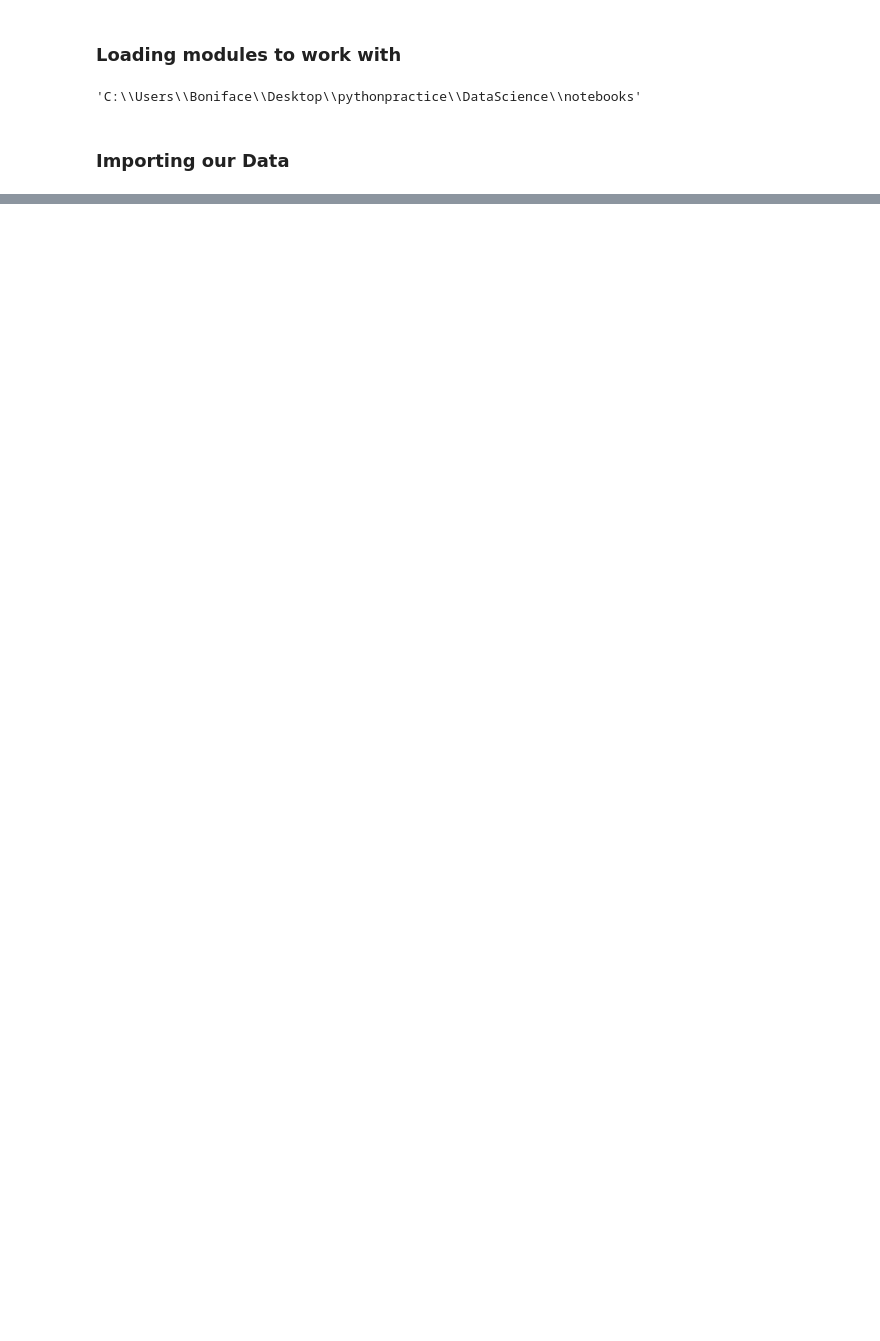
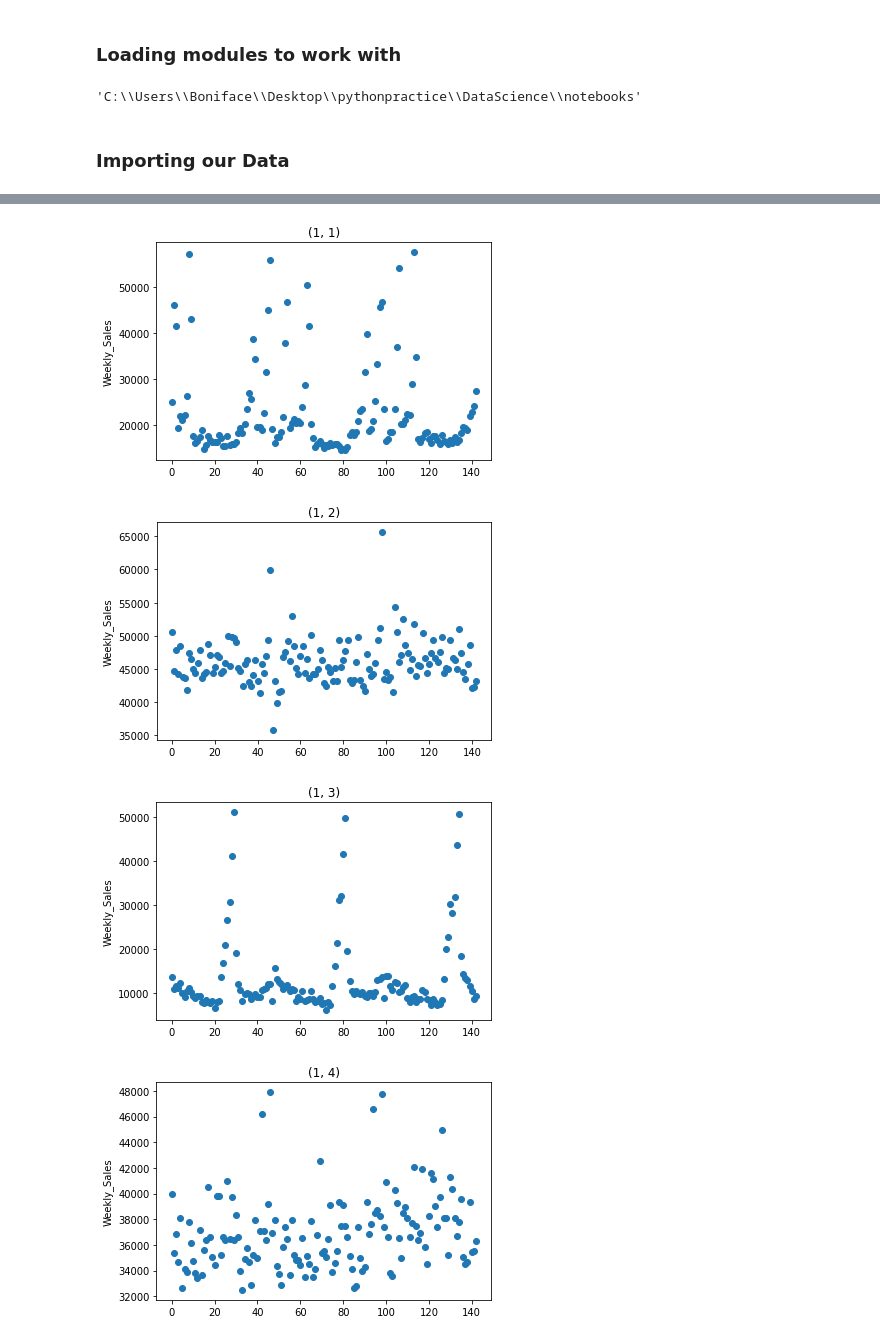
Before and after one commit to tevish321/DSEA-Group, a Jupyter notebook: walmart-recruiting.ipynb, the cells around one changed output, grey strips where cells are left out. Cells and saved outputs as stored; diff of their text form; code cells hidden in the pictures; blank space fills up the shorter version.

```diff
--- a/walmart-recruiting.ipynb
+++ b/walmart-recruiting.ipynb
@@ -654,0 +198,15 @@ sampleSubmission.to_csv('output.csv', index=False)
+# %%
+i = 0
+for name, group in dataset.groupby(['Store','Dept']):
+    plt.title(name)
+    plt.scatter(range(len(group)), group["Weekly_Sales"])
+    plt.ylabel('Weekly_Sales')
+    plt.show()
+    i += 1
+    if i == 4:
+        break
+# %% [output]
+[figure, added]
+[figure, added]
+[figure, added]
+[figure, added]
```
Also changed, not shown: parts of 160 cells of this notebook.
